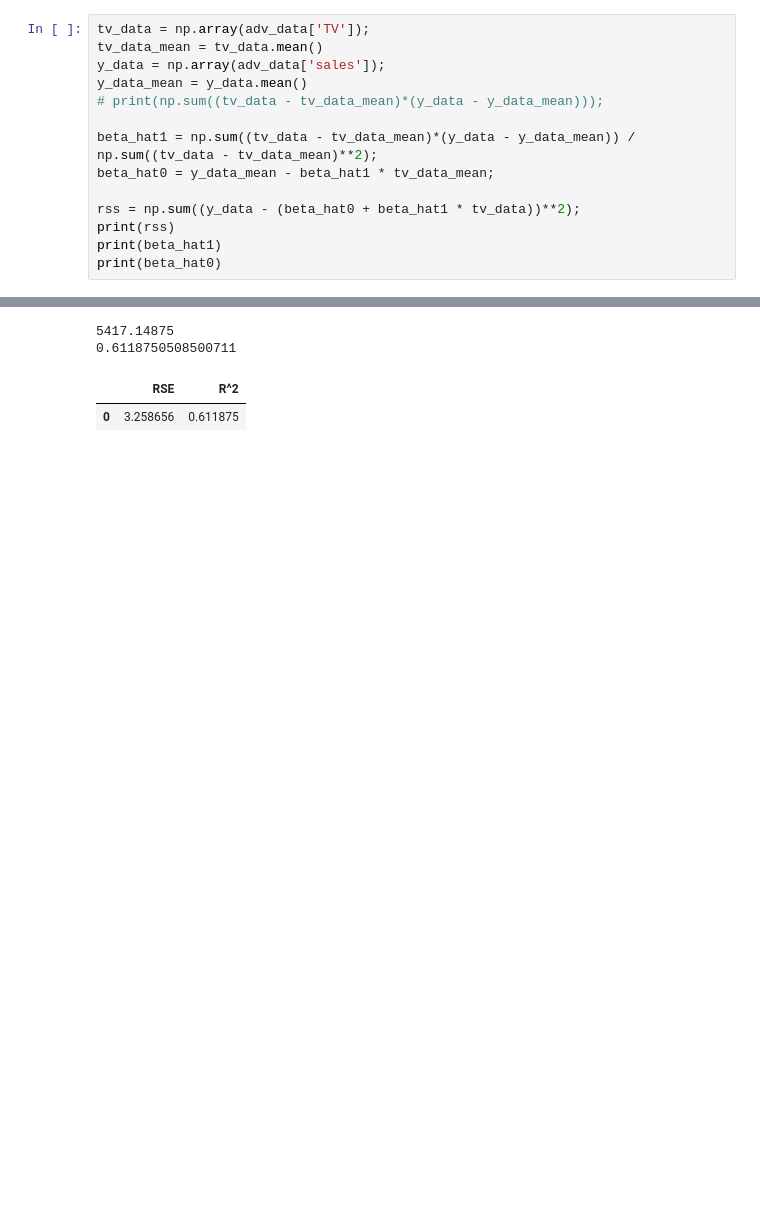
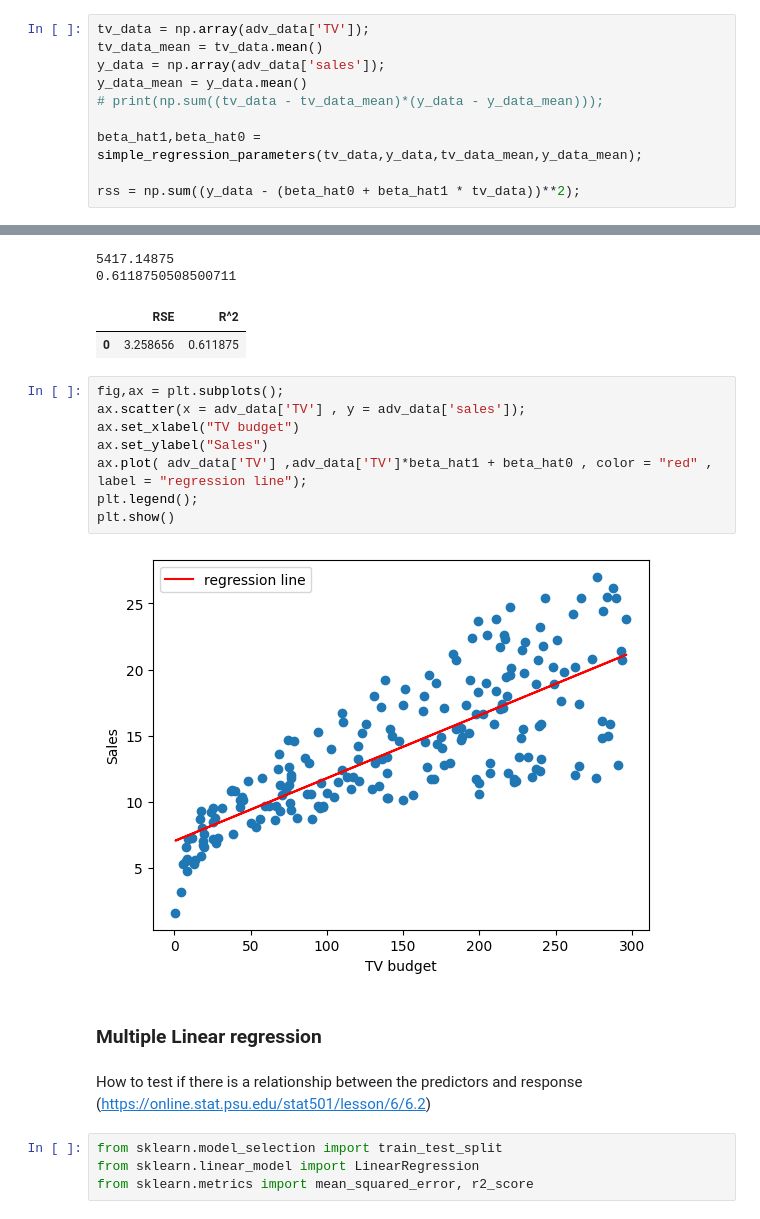
Before and after one commit to abderraouf-000/Statistical-learning, a Jupyter notebook: Linear regression.ipynb, the cells around one changed output, grey strips where cells are left out. Drawn from its saved outputs; the diff is of its cells as text; blank space fills up the shorter version.

Commit message:
Multiple linear regression

```diff
--- a/Linear regression.ipynb
+++ b/Linear regression.ipynb
@@ -33,10 +51,6 @@ y_data = np.array(adv_data['sales']);
 y_data_mean = y_data.mean()
 # print(np.sum((tv_data - tv_data_mean)*(y_data - y_data_mean)));
 
-beta_hat1 = np.sum((tv_data - tv_data_mean)*(y_data - y_data_mean)) / np.sum((tv_data - tv_data_mean)**2);
-beta_hat0 = y_data_mean - beta_hat1 * tv_data_mean;
+beta_hat1,beta_hat0 = simple_regression_parameters(tv_data,y_data,tv_data_mean,y_data_mean);
 
 rss = np.sum((y_data - (beta_hat0 + beta_hat1 * tv_data))**2);
-print(rss)
-print(beta_hat1)
-print(beta_hat0)
@@ -92,3 +103,22 @@ model_results
 0.6118750508500711
 |  | RSE | R^2 |
 | 0 | 3.258656 | 0.611875 |
+# %%
+fig,ax = plt.subplots();
+ax.scatter(x = adv_data['TV'] , y = adv_data['sales']);
+ax.set_xlabel("TV budget")
+ax.set_ylabel("Sales")
+ax.plot( adv_data['TV'] ,adv_data['TV']*beta_hat1 + beta_hat0 , color = "red" , label = "regression line");
+plt.legend();
+plt.show()
+# %% [output]
+[figure, added]
+# %% [markdown]
+### Multiple Linear regression
+# %% [markdown]
+How to test if there is a relationship between the predictors and response
+(https://online.stat.psu.edu/stat501/lesson/6/6.2)
+# %%
+from sklearn.model_selection import train_test_split
+from sklearn.linear_model import LinearRegression
+from sklearn.metrics import mean_squared_error, r2_score
```
Also changed, not shown: parts of 7 cells of this notebook, 1 other file.
